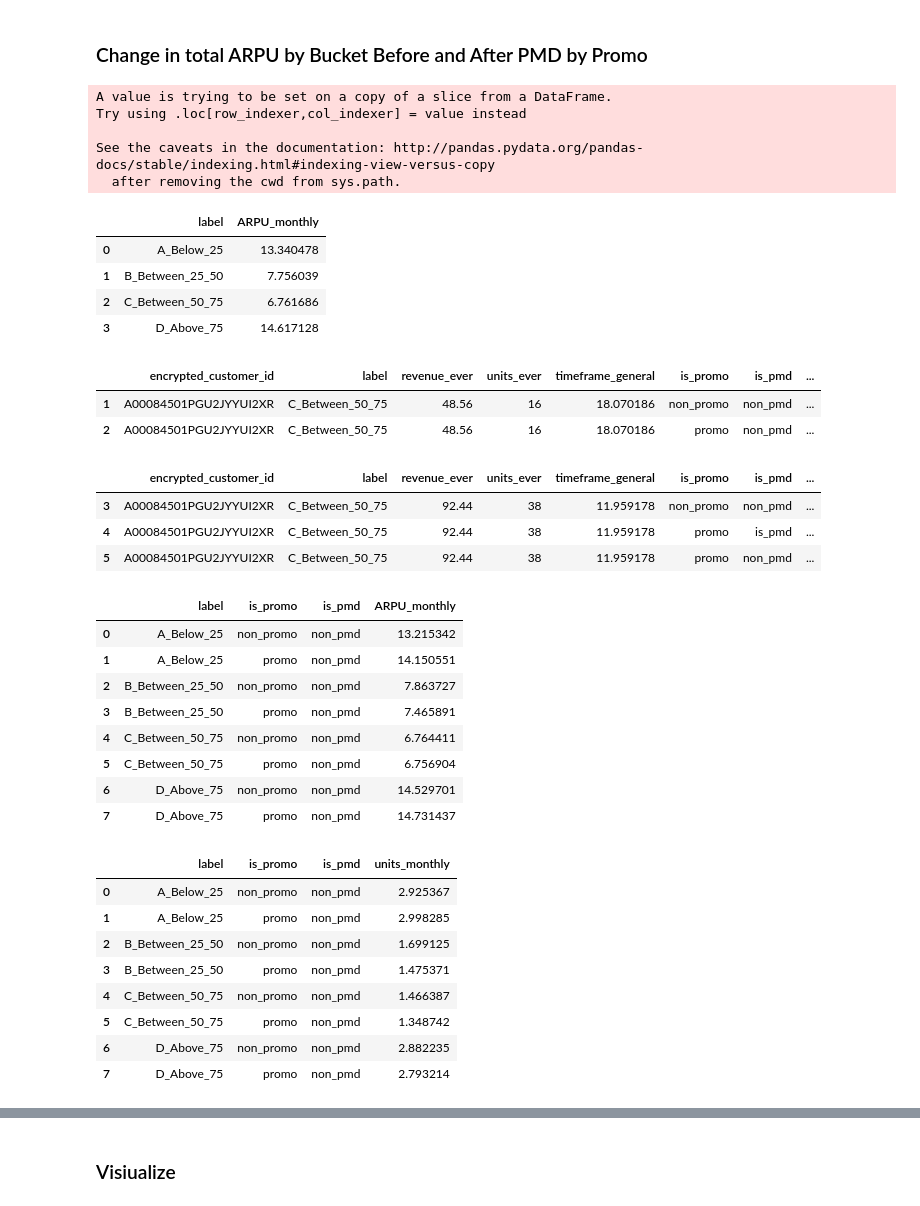
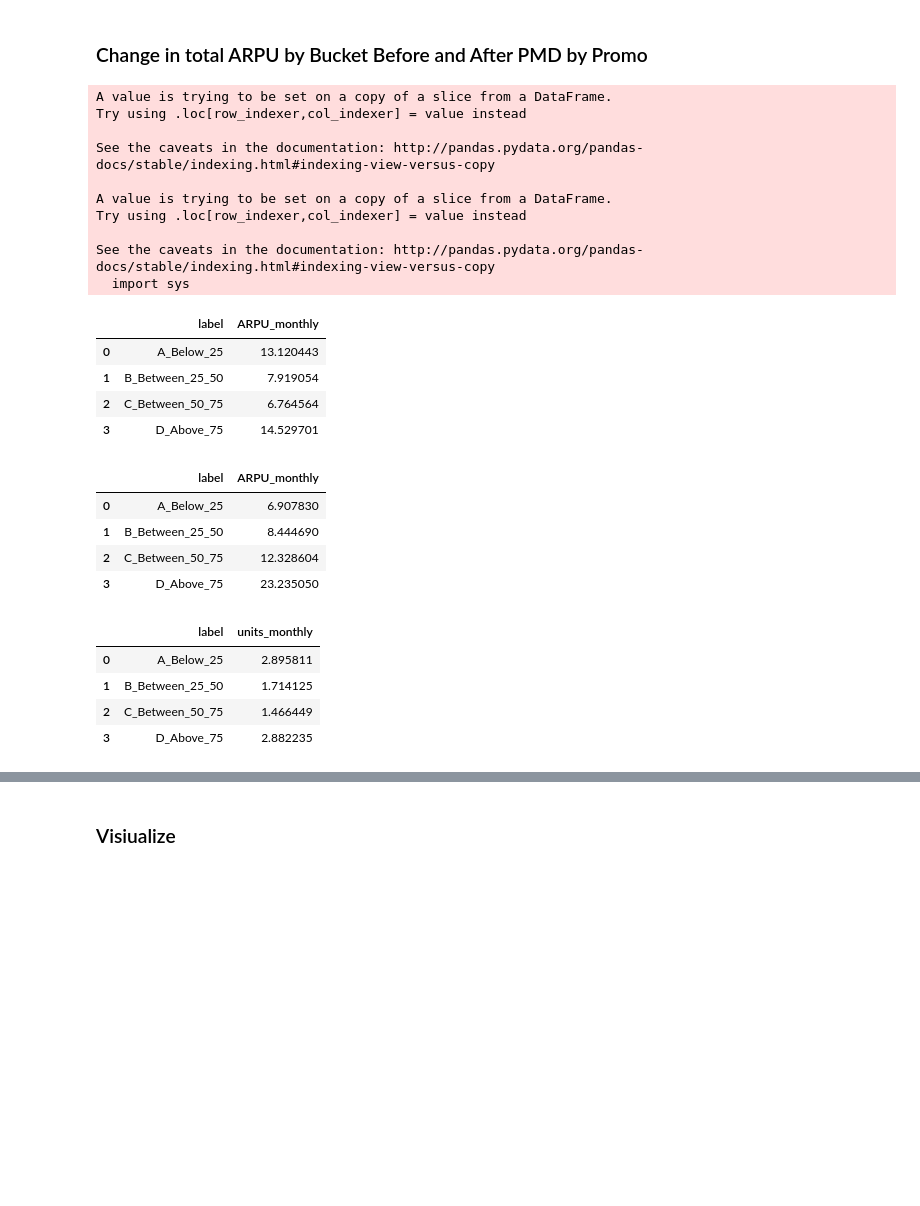
Before and after one commit to dfadeeff/AMZ_Projects, a Jupyter notebook: PMD_Framework.ipynb, the cells around one changed output, grey strips where cells are left out. Cells and saved outputs as stored; diff of their text form; code cells hidden in the pictures; blank space fills up the shorter version.

```diff
--- a/PMD_Framework.ipynb
+++ b/PMD_Framework.ipynb
@@ -450,13 +451,24 @@ after_labels.groupby(['is_promo','is_pmd','label'])['ASP'].mean().reset_index()
 # %%
 def get_subset_for_ARPU(df):
 
-    get_that = df[['encrypted_customer_id','label','revenue_ever','units_ever','timeframe_general','is_promo','is_pmd']]
+
+    get_that = df[['encrypted_customer_id','label','revenue_ever','units_ever','timeframe_general',
+                  'units_byPromo','revenue_byPromo','timeframe_general_by_Promo','is_promo','is_pmd']]
     get_that['corrected_timeframe_general'] = np.where(get_that['timeframe_general'] == 0.0, 1.0, get_that['timeframe_general'])
+    get_that['corrected_timeframe_byPromo'] = np.where(get_that['timeframe_general_by_Promo'] == 0.0, 1.0, get_that['timeframe_general_by_Promo'])
+
     get_that = get_that.drop_duplicates()
     get_that['ARPU_monthly'] = get_that['revenue_ever'] / get_that['corrected_timeframe_general']
     get_that['units_monthly'] = get_that['units_ever'] / get_that['corrected_timeframe_general']
     get_that['ASP'] = get_that['revenue_ever'] / get_that['units_ever']
 
+
+    get_that['ARPU_monthlyByPromo'] = get_that['revenue_byPromo'] / get_that['corrected_timeframe_byPromo']
+    get_that['units_monthlyByPromo'] = get_that['units_byPromo'] / get_that['corrected_timeframe_byPromo']
+    get_that['ASPByPromo'] = get_that['revenue_byPromo'] / get_that['units_byPromo']
+
+
+
     return get_that
 # %%
 s_before = get_subset_for_ARPU(before)
@@ -466,49 +478,33 @@ A value is trying to be set on a copy of a slice from a DataFrame.
 Try using .loc[row_indexer,col_indexer] = value instead
 
 See the caveats in the documentation: http://pandas.pydata.org/pandas-docs/stable/indexing.html#indexing-view-versus-copy
-  after removing the cwd from sys.path.
+
+A value is trying to be set on a copy of a slice from a DataFrame.
+Try using .loc[row_indexer,col_indexer] = value instead
+
+See the caveats in the documentation: http://pandas.pydata.org/pandas-docs/stable/indexing.html#indexing-view-versus-copy
+  import sys
 # %%
-s_before.groupby("label")['ARPU_monthly'].mean().reset_index()
+s_before.groupby(['encrypted_customer_id','label'])['ARPU_monthly'].mean().reset_index().groupby("label")['ARPU_monthly'].mean().reset_index()
 # %% [output]
 |  | label | ARPU_monthly |
-| 0 | A_Below_25 | 13.340478 |
-| 1 | B_Between_25_50 | 7.756039 |
-| 2 | C_Between_50_75 | 6.761686 |
-| 3 | D_Above_75 | 14.617128 |
+| 0 | A_Below_25 | 13.120443 |
+| 1 | B_Between_25_50 | 7.919054 |
+| 2 | C_Between_50_75 | 6.764564 |
+| 3 | D_Above_75 | 14.529701 |
-# %%
-s_before[s_before['encrypted_customer_id'] == 'A00084501PGU2JYYUI2XR']
-# %% [output]
-|  | encrypted_customer_id | label | revenue_ever | units_ever | timeframe_general | is_promo | is_pmd | ... |
-| 1 | A00084501PGU2JYYUI2XR | C_Between_50_75 | 48.56 | 16 | 18.070186 | non_promo | non_pmd | ... |
-| 2 | A00084501PGU2JYYUI2XR | C_Between_50_75 | 48.56 | 16 | 18.070186 | promo | non_pmd | ... |
-# %%
-s_after[s_after['encrypted_customer_id'] == 'A00084501PGU2JYYUI2XR']
-# %% [output]
-|  | encrypted_customer_id | label | revenue_ever | units_ever | timeframe_general | is_promo | is_pmd | ... |
-| 3 | A00084501PGU2JYYUI2XR | C_Between_50_75 | 92.44 | 38 | 11.959178 | non_promo | non_pmd | ... |
-| 4 | A00084501PGU2JYYUI2XR | C_Between_50_75 | 92.44 | 38 | 11.959178 | promo | is_pmd | ... |
-| 5 | A00084501PGU2JYYUI2XR | C_Between_50_75 | 92.44 | 38 | 11.959178 | promo | non_pmd | ... |
 # %%
-s_before.groupby(["label",'is_promo','is_pmd'])['ARPU_monthly'].mean().reset_index()
+s_after.groupby(['encrypted_customer_id','label'])['ARPU_monthly'].mean().reset_index().groupby("label")['ARPU_monthly'].mean().reset_index()
 # %% [output]
-|  | label | is_promo | is_pmd | ARPU_monthly |
-| 0 | A_Below_25 | non_promo | non_pmd | 13.215342 |
-| 1 | A_Below_25 | promo | non_pmd | 14.150551 |
-| 2 | B_Between_25_50 | non_promo | non_pmd | 7.863727 |
-| 3 | B_Between_25_50 | promo | non_pmd | 7.465891 |
-| 4 | C_Between_50_75 | non_promo | non_pmd | 6.764411 |
-| 5 | C_Between_50_75 | promo | non_pmd | 6.756904 |
-| 6 | D_Above_75 | non_promo | non_pmd | 14.529701 |
-| 7 | D_Above_75 | promo | non_pmd | 14.731437 |
+|  | label | ARPU_monthly |
+| 0 | A_Below_25 | 6.907830 |
+| 1 | B_Between_25_50 | 8.444690 |
+| 2 | C_Between_50_75 | 12.328604 |
+| 3 | D_Above_75 | 23.235050 |
 # %%
-s_before.groupby(["label",'is_promo','is_pmd'])['units_monthly'].mean().reset_index()
+s_before.groupby(['encrypted_customer_id','label'])['units_monthly'].mean().reset_index().groupby("label")['units_monthly'].mean().reset_index()
 # %% [output]
-|  | label | is_promo | is_pmd | units_monthly |
-| 0 | A_Below_25 | non_promo | non_pmd | 2.925367 |
-| 1 | A_Below_25 | promo | non_pmd | 2.998285 |
-| 2 | B_Between_25_50 | non_promo | non_pmd | 1.699125 |
-| 3 | B_Between_25_50 | promo | non_pmd | 1.475371 |
-| 4 | C_Between_50_75 | non_promo | non_pmd | 1.466387 |
-| 5 | C_Between_50_75 | promo | non_pmd | 1.348742 |
-| 6 | D_Above_75 | non_promo | non_pmd | 2.882235 |
-| 7 | D_Above_75 | promo | non_pmd | 2.793214 |
+|  | label | units_monthly |
+| 0 | A_Below_25 | 2.895811 |
+| 1 | B_Between_25_50 | 1.714125 |
+| 2 | C_Between_50_75 | 1.466449 |
+| 3 | D_Above_75 | 2.882235 |
```
Also changed, not shown: parts of 7 cells of this notebook.
